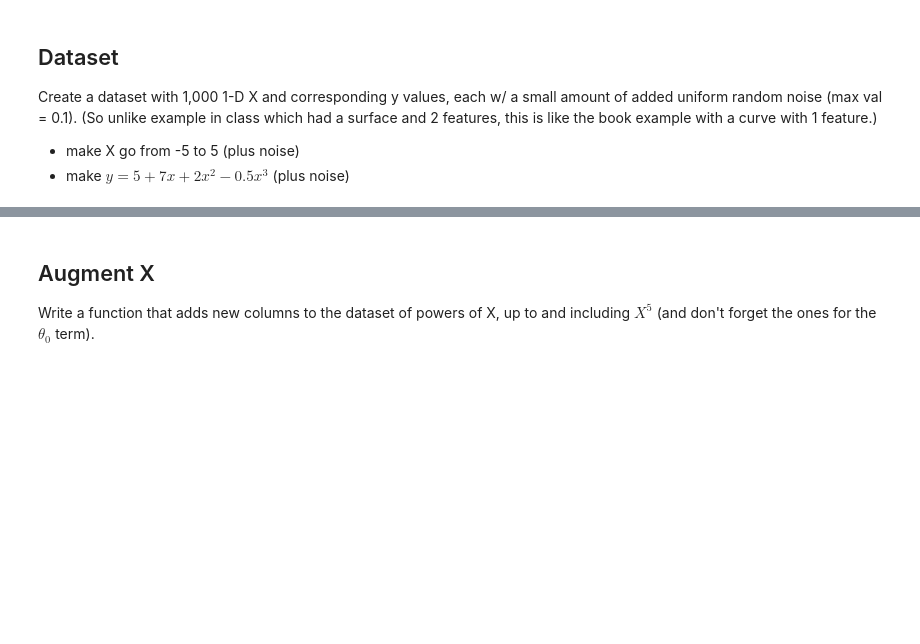
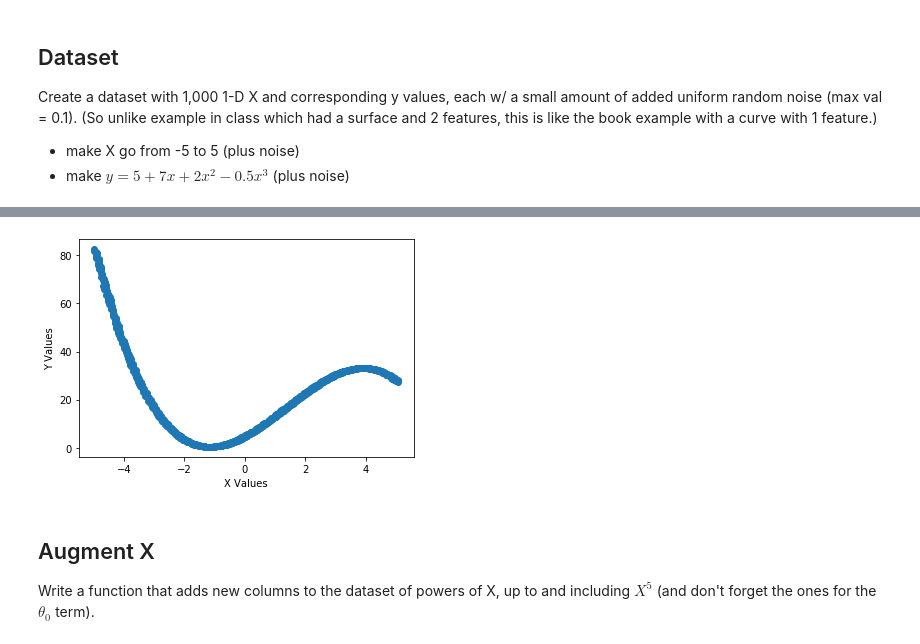
Before and after one commit to Treadder/MachineLearningHomework, a Jupyter notebook: Homework/Project4/Project _4.ipynb, the cells around one changed output, grey strips where cells are left out. Saved outputs shown, nothing was run; the diff lists cells and outputs as text; code cells hidden in the pictures; blank space fills up the shorter version.

```diff
--- a/Homework/Project4/Project _4.ipynb
+++ b/Homework/Project4/Project _4.ipynb
@@ -133,3 +21,27 @@ matrix shape is: (1000, 2) and the [0][0] value is: -5.069447806504818
+# %%
+def make_base_matrix():
+    X = np.transpose([np.linspace(-5, 5, 1000)])
+    Y = 5 + 7*X + 2*X**2 - 0.5*X**3
+
+    def add_noise_to_column(column):
+        for i in range(0, len(column)):
+            column[i] += np.random.random_sample()*0.1
+        return column
+
+    X = add_noise_to_column(X)
+    Y = add_noise_to_column(Y)
+
+    matrix = np.concatenate((X, Y), axis=1)#Create our starting dataset.
+    return matrix
+
+matrix = make_base_matrix()
+
+graph = plt.scatter(matrix[:,0], matrix[:,1])
+plt.xlabel("X Values")
+plt.ylabel("Y Values")
+plt.show(graph)
+# %% [output]
+[figure, added]
 # %% [markdown]
 ## Augment X
 Write a function that adds new columns to the dataset of powers of X, up to and including $X^5$ (and don't forget the ones for the $\theta_0$ term).
```
Also changed, not shown: parts of 10 cells of this notebook.
